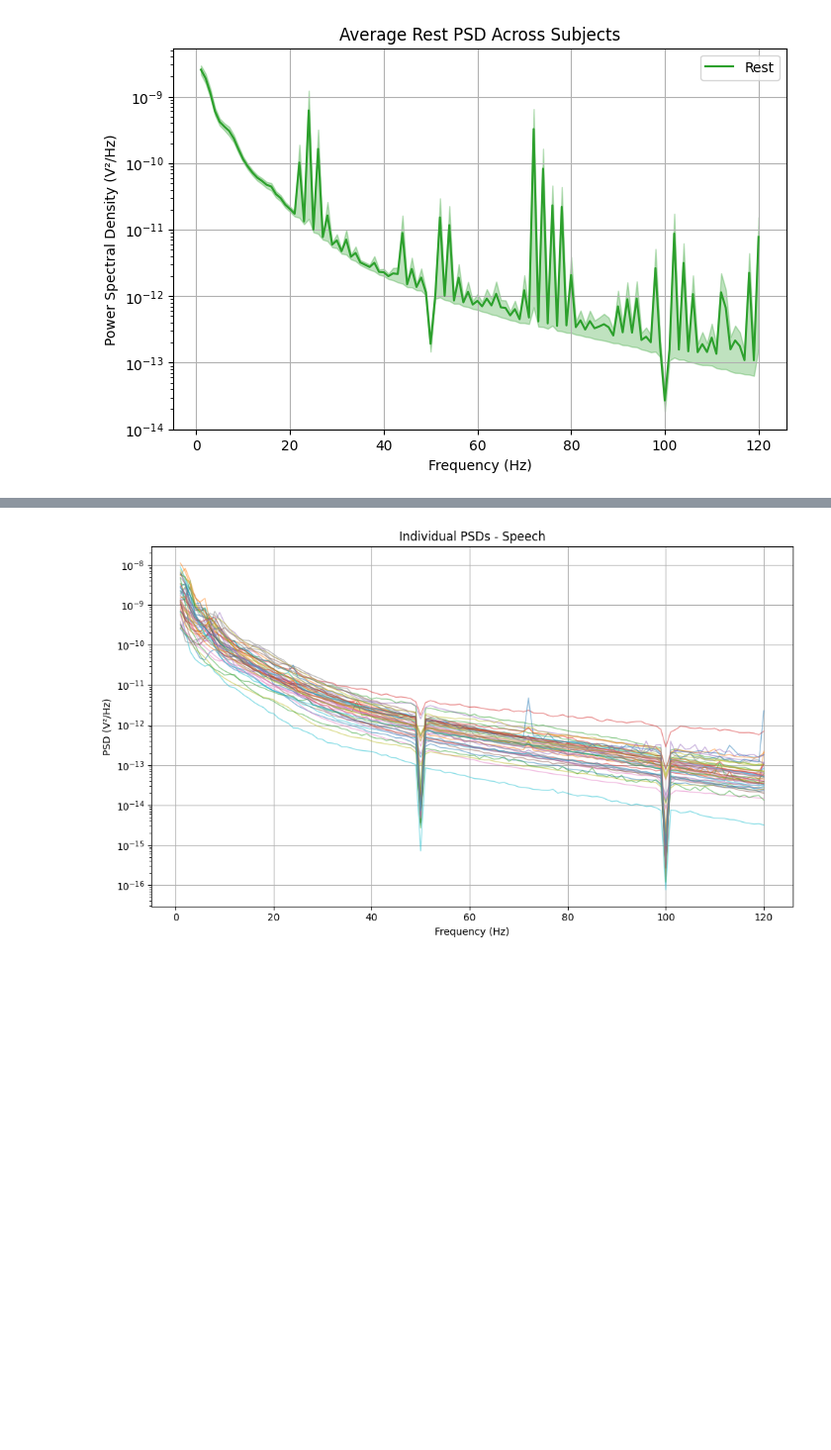
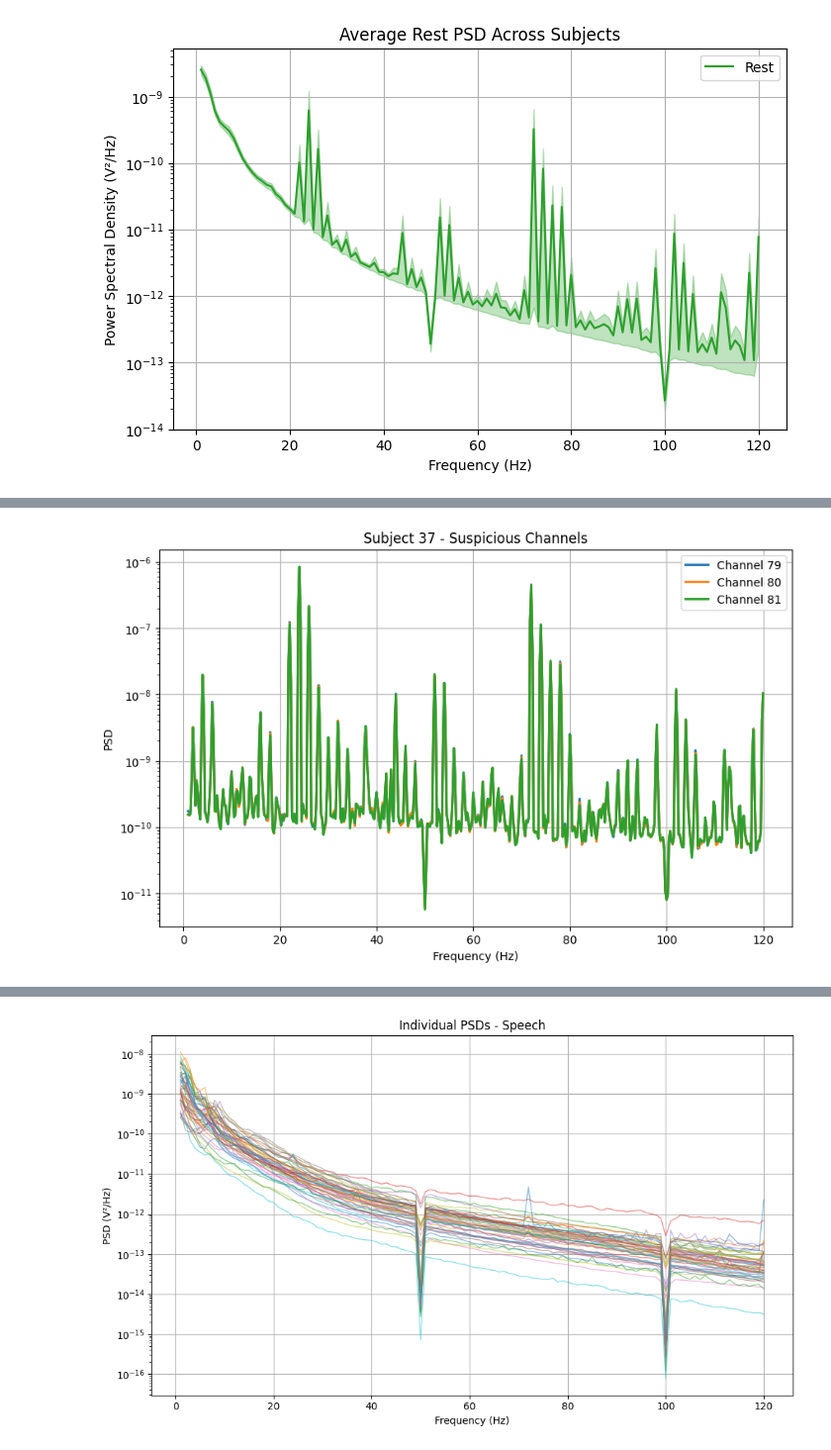
Before and after one commit to muqadasah/ieeg-fmri-dataset-analysis, a Jupyter notebook: PSD_analysis/psd.ipynb, the cells around one changed output, grey strips where cells are left out. Shown at 99% size. Saved outputs shown, nothing was run; the diff lists cells and outputs as text; code cells hidden in the pictures; blank space fills up the shorter version.

```diff
--- a/PSD_analysis/psd.ipynb
+++ b/PSD_analysis/psd.ipynb
@@ -1024,0 +1298,15 @@ plt.show()
+# %%
+plt.figure(figsize=(10,6))
+
+# Plot only the three suspicious channels
+for ch in [79, 80, 81]:
+    plt.semilogy(freqs, channel_psd[ch], linewidth=2, label=f"Channel {ch}")
+
+plt.xlabel("Frequency (Hz)")
+plt.ylabel("PSD")
+plt.title("Subject 37 - Suspicious Channels")
+plt.legend()
+plt.grid(True)
+plt.show()
+# %% [output]
+[figure, added]
```
Also changed, not shown: parts of 21 cells of this notebook, 3 other files.
